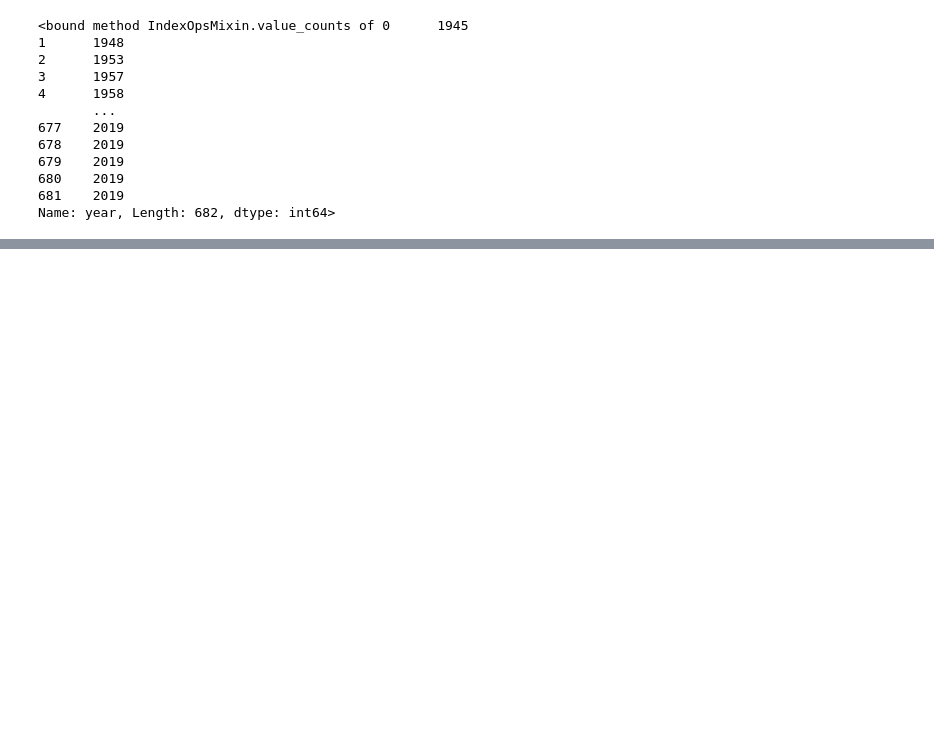
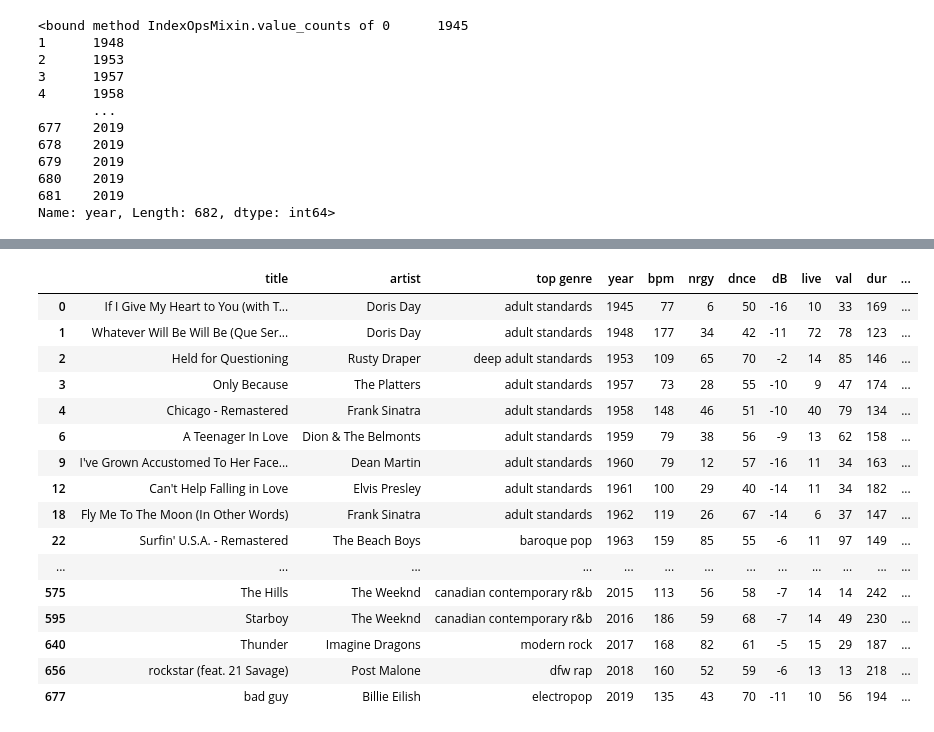
Before and after one commit to MiguelAngel3378/CURSO_ANALISIS_BD2, a Jupyter notebook: m4_pandas/operaciones/spotify.ipynb, the cells around one changed output, grey strips where cells are left out. Cells and saved outputs as stored; diff of their text form; code cells hidden in the pictures; blank space fills up the shorter version.

```diff
--- a/m4_pandas/operaciones/spotify.ipynb
+++ b/m4_pandas/operaciones/spotify.ipynb
@@ -295,0 +312,20 @@ df.groupby('year')['pop']
+# %%
+df.loc[df.groupby('year')['pop'].idxmax()]
+# %% [output]
+|  | title | artist | top genre | year | bpm | nrgy | dnce | dB | live | val | dur | ... |
+| 0 | If I Give My Heart to You (with T... | Doris Day | adult standards | 1945 | 77 | 6 | 50 | -16 | 10 | 33 | 169 | ... |
+| 1 | Whatever Will Be Will Be (Que Ser... | Doris Day | adult standards | 1948 | 177 | 34 | 42 | -11 | 72 | 78 | 123 | ... |
+| 2 | Held for Questioning | Rusty Draper | deep adult standards | 1953 | 109 | 65 | 70 | -2 | 14 | 85 | 146 | ... |
+| 3 | Only Because | The Platters | adult standards | 1957 | 73 | 28 | 55 | -10 | 9 | 47 | 174 | ... |
+| 4 | Chicago - Remastered | Frank Sinatra | adult standards | 1958 | 148 | 46 | 51 | -10 | 40 | 79 | 134 | ... |
+| 6 | A Teenager In Love | Dion & The Belmonts | adult standards | 1959 | 79 | 38 | 56 | -9 | 13 | 62 | 158 | ... |
+| 9 | I've Grown Accustomed To Her Face... | Dean Martin | adult standards | 1960 | 79 | 12 | 57 | -16 | 11 | 34 | 163 | ... |
+| 12 | Can't Help Falling in Love | Elvis Presley | adult standards | 1961 | 100 | 29 | 40 | -14 | 11 | 34 | 182 | ... |
+| 18 | Fly Me To The Moon (In Other Words) | Frank Sinatra | adult standards | 1962 | 119 | 26 | 67 | -14 | 6 | 37 | 147 | ... |
+| 22 | Surfin' U.S.A. - Remastered | The Beach Boys | baroque pop | 1963 | 159 | 85 | 55 | -6 | 11 | 97 | 149 | ... |
+| ... | ... | ... | ... | ... | ... | ... | ... | ... | ... | ... | ... | ... |
+| 575 | The Hills | The Weeknd | canadian contemporary r&b | 2015 | 113 | 56 | 58 | -7 | 14 | 14 | 242 | ... |
+| 595 | Starboy | The Weeknd | canadian contemporary r&b | 2016 | 186 | 59 | 68 | -7 | 14 | 49 | 230 | ... |
+| 640 | Thunder | Imagine Dragons | modern rock | 2017 | 168 | 82 | 61 | -5 | 15 | 29 | 187 | ... |
+| 656 | rockstar (feat. 21 Savage) | Post Malone | dfw rap | 2018 | 160 | 52 | 59 | -6 | 13 | 13 | 218 | ... |
+| 677 | bad guy | Billie Eilish | electropop | 2019 | 135 | 43 | 70 | -11 | 10 | 56 | 194 | ... |
```
Also changed, not shown: parts of 3 cells of this notebook.
